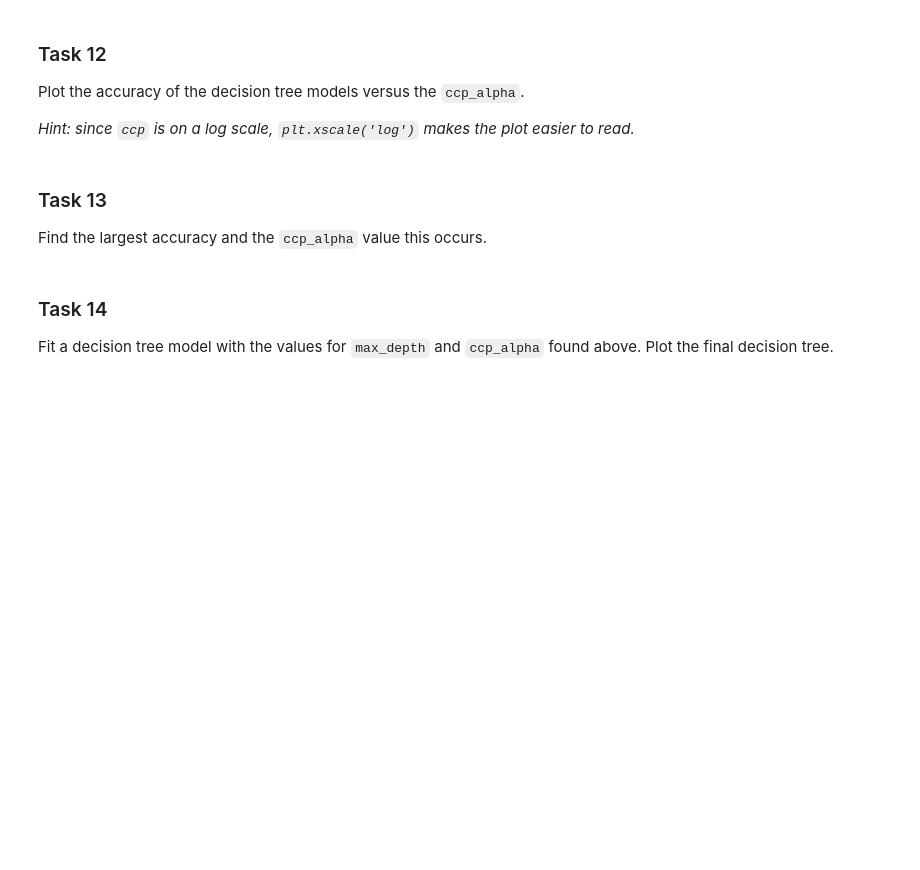
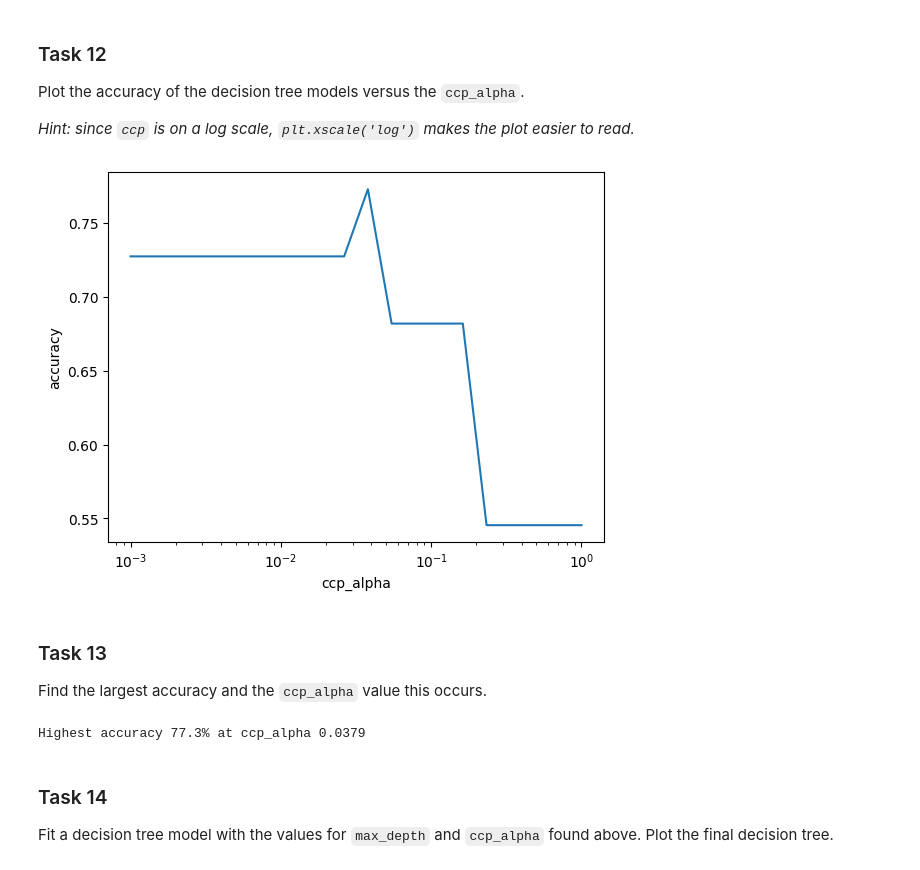
Before and after one commit to plewis3323/Summer_26, a Jupyter notebook: Summer_Space_Notes/Summer_26/AI_ML_Folder/workspace_exercies/Codecadamy/ML_career_Path_proj/BDT_Project.ipynb, the cells around one changed output. Drawn from its saved outputs; the diff is of its cells as text; code cells hidden in the pictures; blank space fills up the shorter version.

```diff
--- a/Summer_Space_Notes/Summer_26/AI_ML_Folder/workspace_exercies/Codecadamy/ML_career_Path_proj/BDT_Project.ipynb
+++ b/Summer_Space_Notes/Summer_26/AI_ML_Folder/workspace_exercies/Codecadamy/ML_career_Path_proj/BDT_Project.ipynb
@@ -268,3 +333,7 @@ Like we did with `max_depth`, we will now tune the tree by using the hyperparame
 # the values of ccp and append the scores to the list
 ccp = np.logspace(-3, 0, num=20)
 acc_pruned = []
+for i in ccp:
+    dt_pruned = DecisionTreeClassifier(random_state = 10, max_depth = max_dep,  ccp_alpha=i)
+    dt_pruned.fit(train_data, train_labels)
+    acc_pruned.append(dt_pruned.score(test_data, test_labels))
@@ -276,12 +363,24 @@ Plot the accuracy of the decision tree models versus the `ccp_alpha`.
 *Hint: since `ccp` is on a log scale, `plt.xscale('log')` makes the plot easier to read.*
 # %%
 # Plot the accuracy vs ccp_alpha
+plt.plot(ccp, acc_pruned)
+plt.xscale('log')
+plt.xlabel('ccp_alpha')
+plt.ylabel('accuracy')
+plt.show()
+# %% [output]
+[figure, added]
 # %% [markdown]
 ### Task 13
 
 Find the largest accuracy and the `ccp_alpha` value this occurs.
 # %%
 # Find the largest accuracy and the ccp value this occurs
+max_acc_pruned = np.max(acc_pruned)
+best_ccp = ccp[np.argmax(acc_pruned)]
+print(f'Highest accuracy {round(max_acc_pruned,3)*100}% at ccp_alpha {round(best_ccp,4)}')
+# %% [output]
+Highest accuracy 77.3% at ccp_alpha 0.0379
 # %% [markdown]
 ### Task 14
 
```
Also changed, not shown: parts of 10 cells of this notebook, 18 other files.
